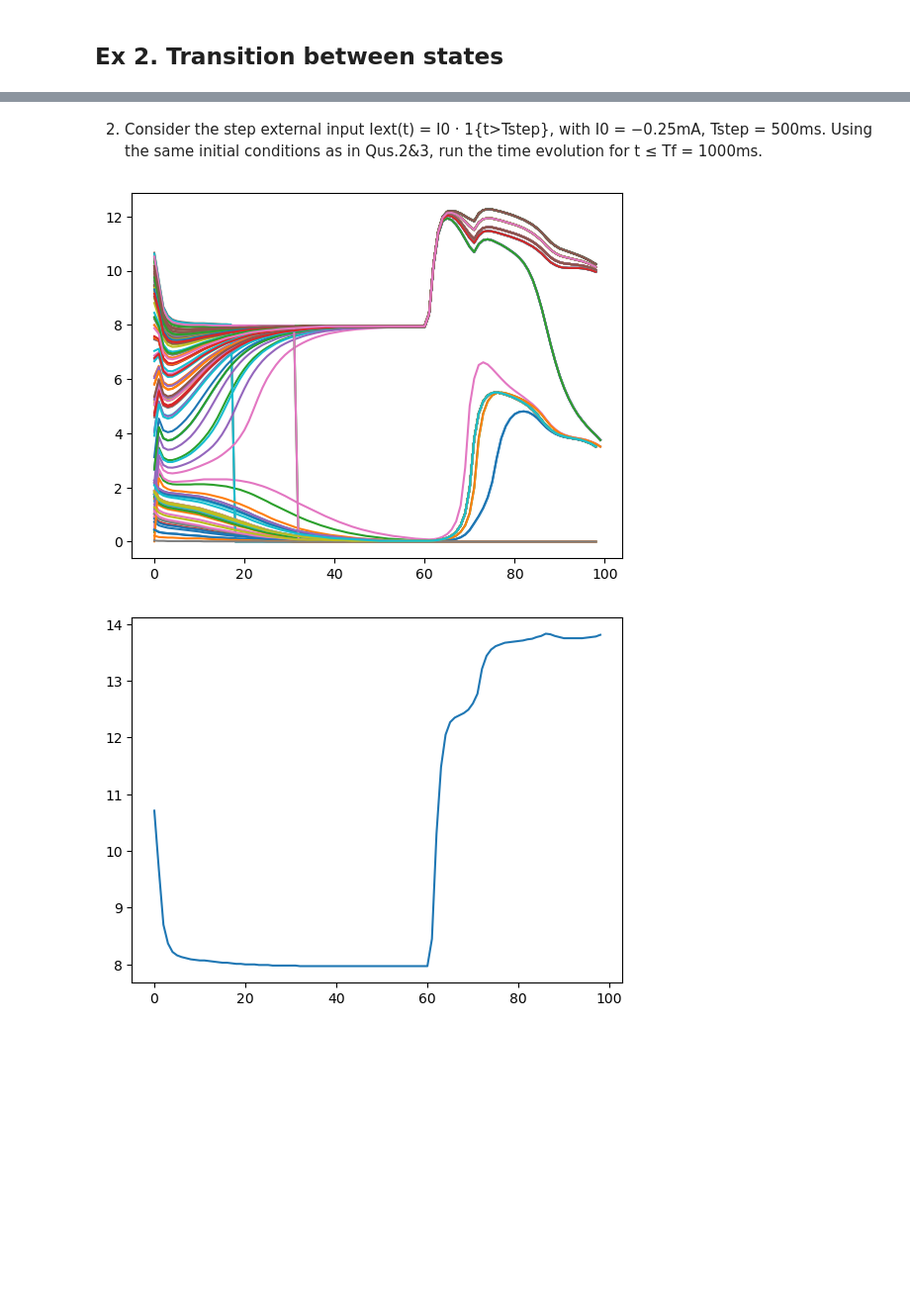
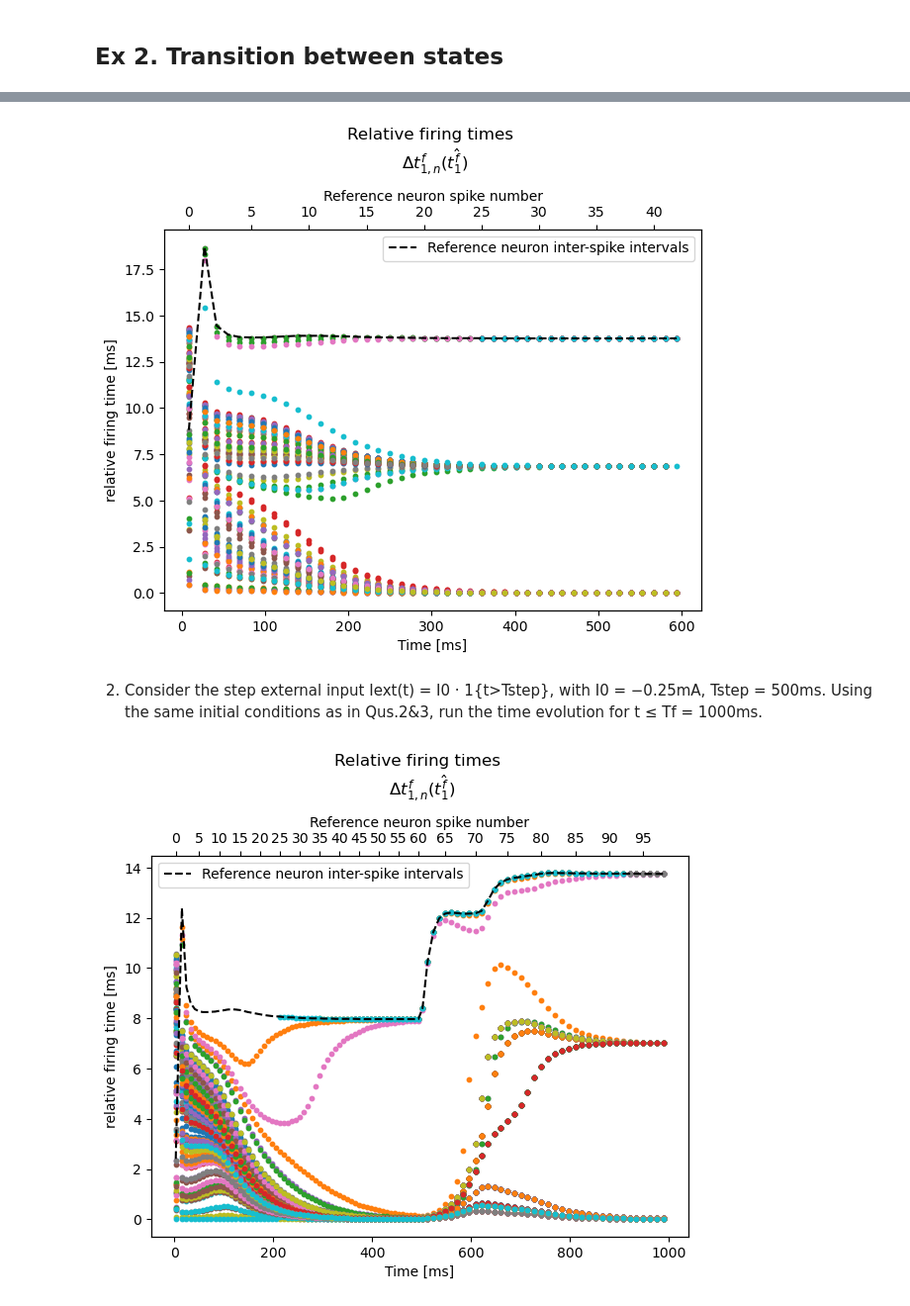
Before and after one commit to louisleger/neurodyn-MP2, a Jupyter notebook: MP2_take2.ipynb, the cells around one changed output, grey strips where cells are left out. Shown at 99% size. Drawn from its saved outputs; the diff is of its cells as text; code cells hidden in the pictures; blank space fills up the shorter version.

```diff
--- a/MP2_take2.ipynb
+++ b/MP2_take2.ipynb
@@ -94,12 +94,12 @@ for idx in range(100):
 #plot
 fig, ax = plt.subplots(2,1, sharex=True)
 ax[0].plot(t_space, filtered_activity, linewidth = 1)
-ax[0].set_title("filtered activity of the population")
+ax[0].set_title("Filtered $A(t)$ with $ \\tau_A = 1$ ms")
 ax[0].set_ylabel("Activity [Hz]")
 ax[0].set_xlabel("Time [ms]")
 
 ax[1].scatter(x_coords, [item for sublist in raster_ta for item in sublist], c = "k", alpha = 0.7, s = 10)
-ax[1].set_title("raster plot")
+ax[1].set_title("Raster plot")
 ax[1].set_ylabel("Neuron index")
 ax[1].set_xlabel("Time [ms]")
 
@@ -151,6 +158,7 @@ def calculate_potential(T_f, vt0, eA0, eB0, current, Beta):
 # %%
 Tf2 = 600
-v_, firing_neurons = calculate_potential(Tf2, np.random.uniform(v0, eta, size=N), 0, 0, lambda t: 0, Beta)
+v_, firing_neurons, synchronous = calculate_potential(Tf2, np.random.uniform(v0, eta, size=N),
+                                         0, 0, lambda t: 0, Beta, save = True)
 # %% [markdown]
 ### 2. Spontaneous dynamics of the system
 
@@ -286,2 +254,0 @@ plot_rft(relative_firing_times, inter_spike_reference)
-# %% [markdown]
-2. Consider the step external input Iext(t) = I0 · 1{t>Tstep}, with I0 = −0.25mA, Tstep = 500ms. Using the same initial conditions as in Qus.2&3, run the time evolution for t ≤ Tf = 1000ms.
@@ -288,3 +275,42 @@ plot_rft(relative_firing_times, inter_spike_reference)
+# %%
+import seaborn as sns
+palette = sns.color_palette("tab20", N)
+
+relative_firing_times, inter_spike_reference = relative_ftimes(firing_neurons2)
+
+def plot_rft2(rft, isr, figname, factor = 5):
+    fig, ax = plt.subplots(figsize = (7, 5))
+    isr_sum = np.cumsum(isr)
+    for idx, rft_n in enumerate(rft):
+        #print(len(rft_n), len(isr_sum[:len(rft_n)]))
+        ax.scatter(isr_sum[:len(rft_n)], rft_n[:len(isr_sum)], s = 10)#, color = palette[idx])
+
+    ax.plot(isr_sum, isr, c = 'k', label = "Reference neuron inter-spike intervals", ls = "dashed")
+    ax.set_ylabel("relative firing time [ms]")
+    ax.set_xlabel("Time [ms]")
+    ax.set_title("Relative firing times \n $\Delta t_{1,n}^f (\hat{t_1^f})$", pad = 15)
+
+    ax2 = ax.twiny()
+    ax2.set_xlabel("Reference neuron spike number")
+    #ax2.set_xlim(0, 600)
+    isr_sum_l = list(isr_sum)
+    ax2.plot(isr_sum, isr, alpha = 0)
+    ax2.set_xticks(isr_sum[::factor], [isr_sum_l.index(n) for n in isr_sum[::factor]])
+
+    #print(isr_sum[::5][-1])
+    #ax2.set_xticklabels([isr_sum_l.index(n) for n in isr_sum[::6][:-1]])
+    ax.legend()
+    fig.savefig("Figures/" + figname + ".pdf", bbox_inches = 'tight')
+    plt.show()
+
+
+plot_rft2(relative_firing_times, inter_spike_reference, "2.1")
+#plot_rft1(relative_firing_times, inter_spike_reference)
+#plot_rft1(relative_firing_times, inter_spike_reference, x_type = 1)
+# %% [output]
+[figure, added]
+# %% [markdown]
+2. Consider the step external input Iext(t) = I0 · 1{t>Tstep}, with I0 = −0.25mA, Tstep = 500ms. Using the same initial conditions as in Qus.2&3, run the time evolution for t ≤ Tf = 1000ms.
 # %%
 def i_ext_step(t):
     Tstep = 500
@@ -297,7 +323,6 @@ Tf3 = 1000
 v_, firing_neurons3 = calculate_potential(Tf3, np.random.uniform(v0, eta, size=N), 0, 0, i_ext_step, Beta)
 # %%
 rft2, isr2 = relative_ftimes(firing_neurons3)
-plot_rft(rft2, isr2)
+plot_rft2(rft2, isr2,  "2.2")
 # %% [output]
-[figure, old version]
+[figure, new version]
-[figure, removed]
```
Also changed, not shown: parts of 37 cells of this notebook, 10 other files.
